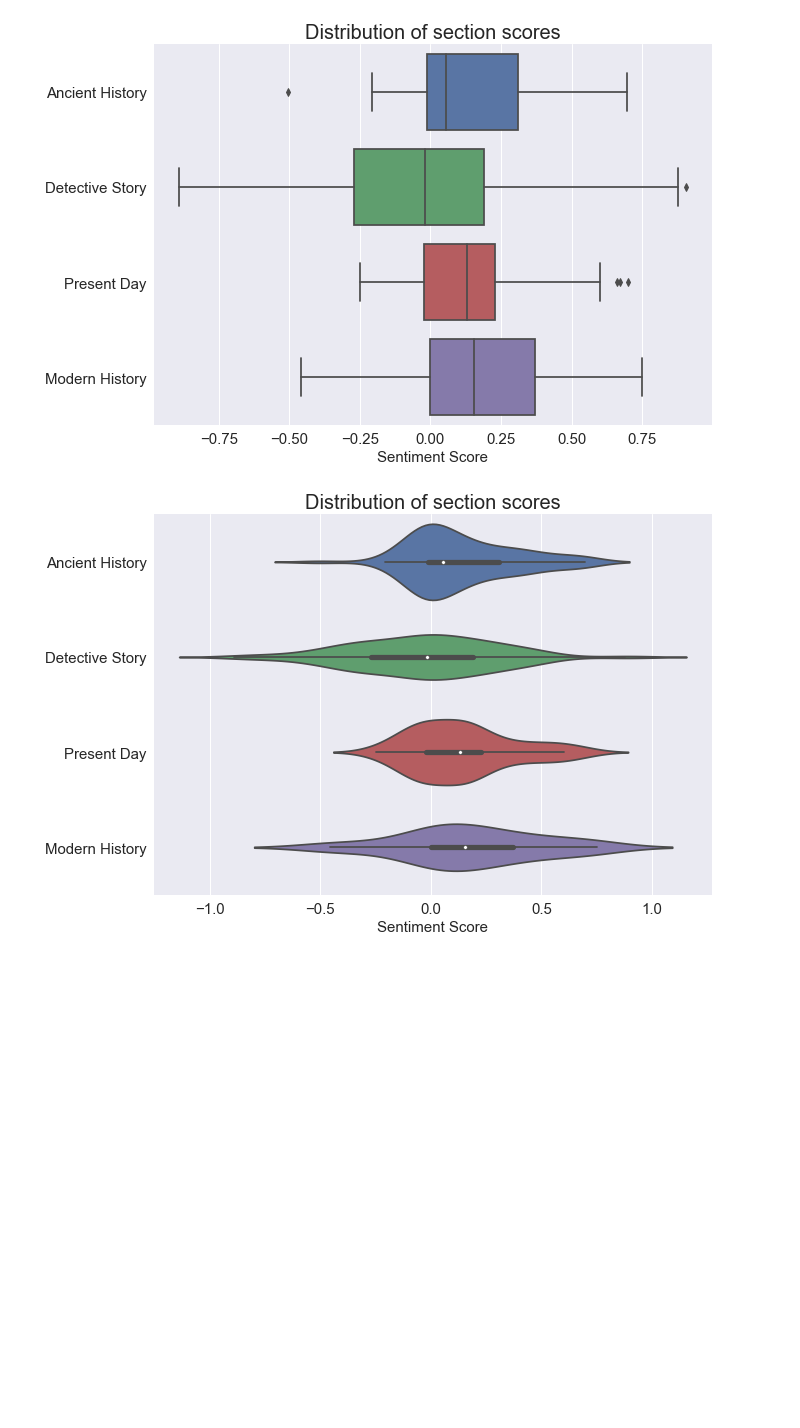
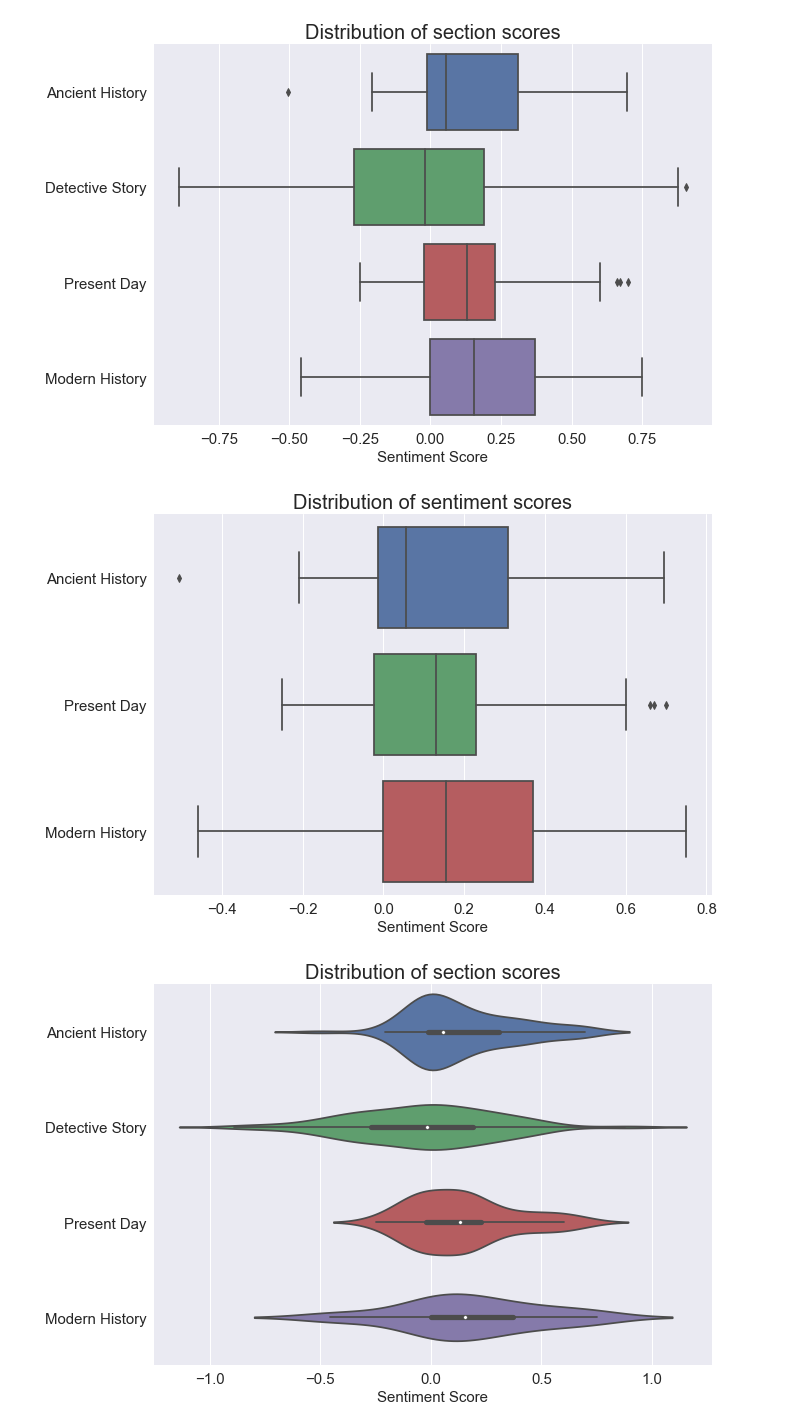
Before and after one commit to raffg/memento_for_istanbul, a Jupyter notebook: sentiment_analysis.ipynb, the cells around one changed output. Drawn from its saved outputs; the diff is of its cells as text; code cells hidden in the pictures; blank space fills up the shorter version.

Commit message:
created a couple new charts

```diff
--- a/sentiment_analysis.ipynb
+++ b/sentiment_analysis.ipynb
@@ -151,6 +151,18 @@ plt.yticks(fontsize=15)
 plt.show()
 # %% [output]
 [figure]
+# %%
+plt.figure(figsize=(10, 7))
+sns.boxplot(x='compound', y='period', data=df[df['period'].isin(['Ancient History', 'Modern History', 'Present Day'])], notch=False)
+plt.xlabel('Sentiment Score', fontsize=15)
+plt.ylabel('')
+plt.title('Distribution of sentiment scores', fontsize=20)
+plt.xticks(fontsize=15)
+plt.yticks(fontsize=15)
+# plt.savefig(boxplot.jpg, dpi=300)
+plt.show()
+# %% [output]
+[figure, added]
 # %%
 plt.figure(figsize=(10, 7))
 sns.violinplot(x='compound', y='period', data=df, notch=True)
```
Also changed, not shown: parts of 7 cells of this notebook.
